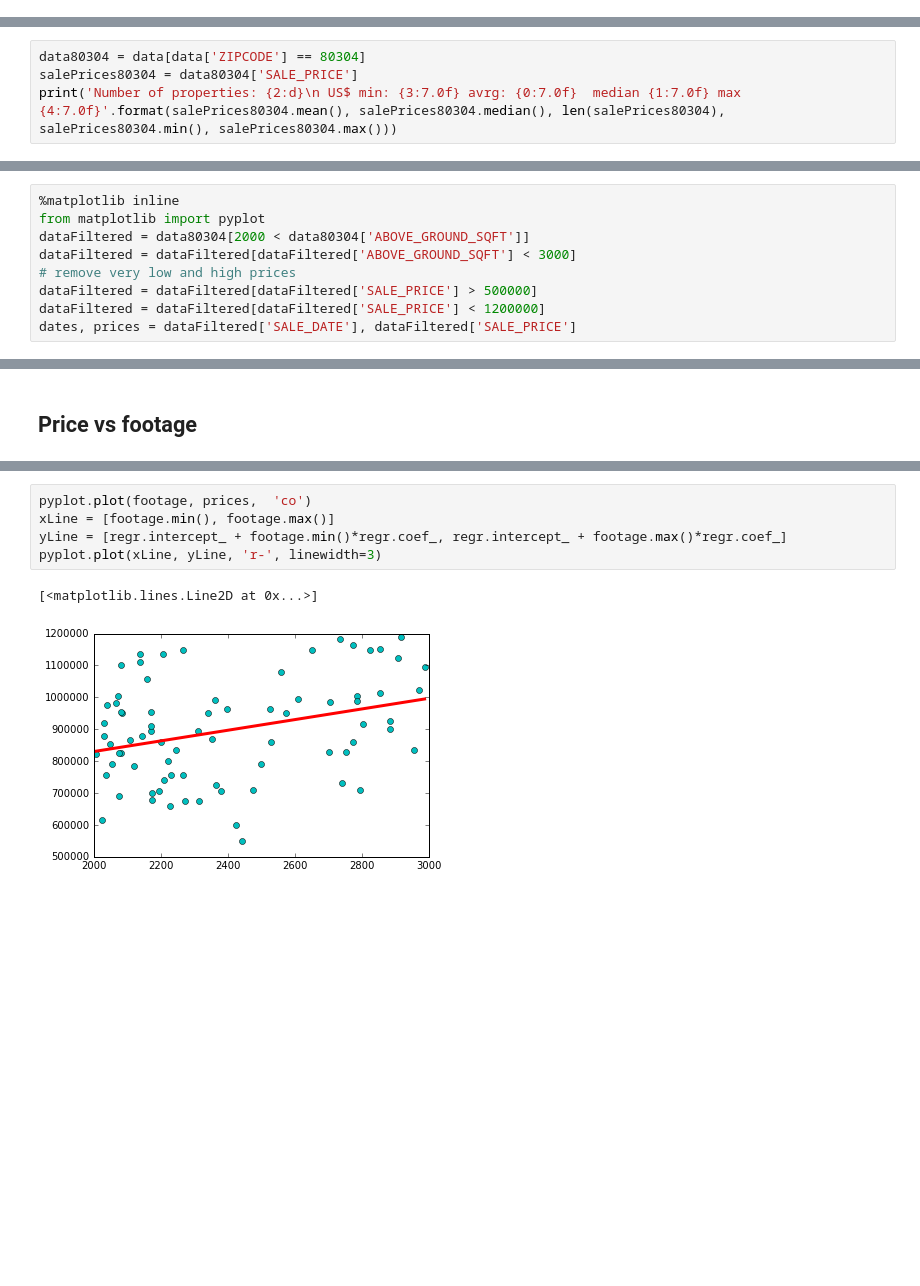
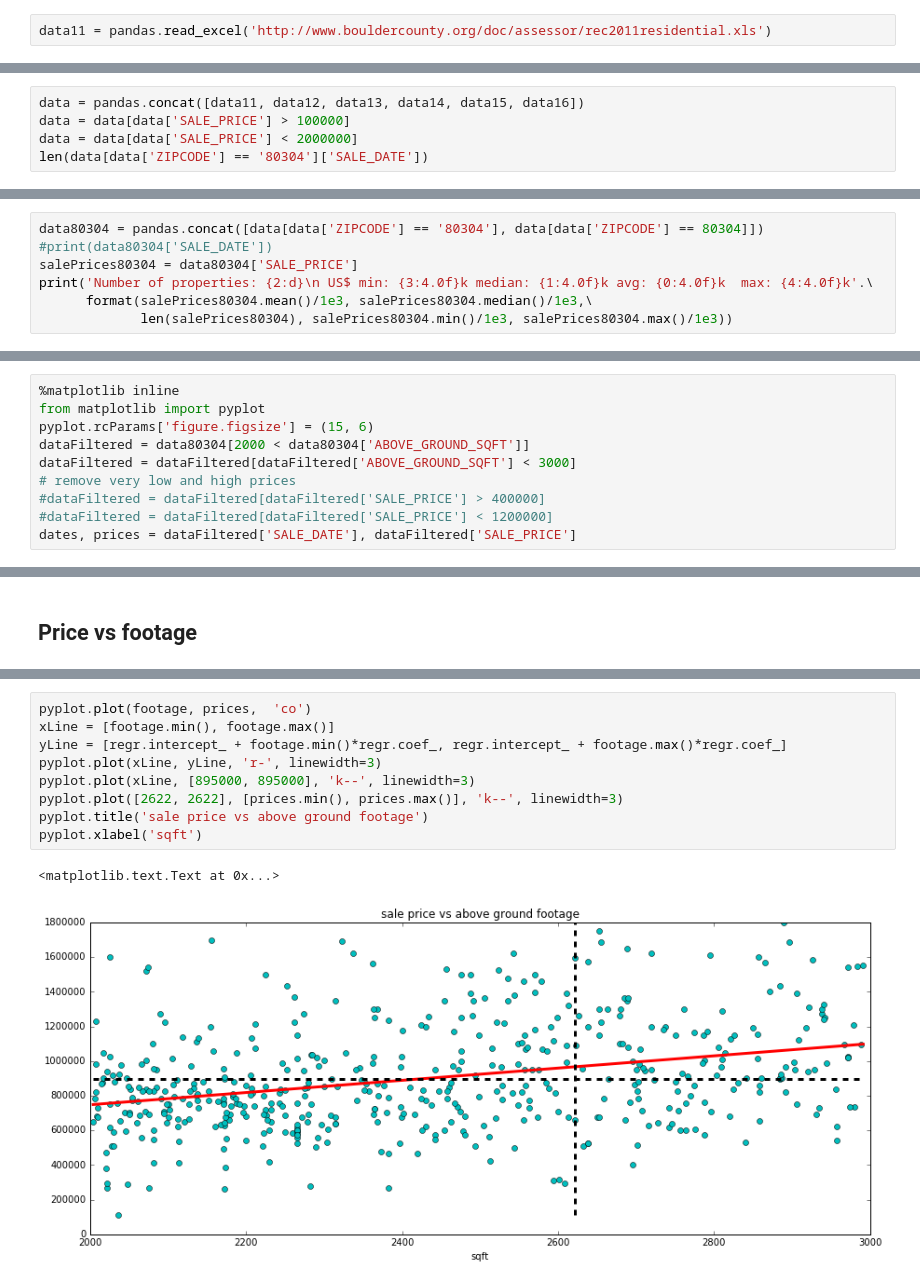
Before and after one commit to pletzer/jupyterMoons, a Jupyter notebook: HousePrices.ipynb, the cells around one changed output, grey strips where cells are left out. Drawn from its saved outputs; the diff is of its cells as text; blank space fills up the shorter version.

```diff
--- a/HousePrices.ipynb
+++ b/HousePrices.ipynb
@@ -15,0 +14,2 @@ len(data['SALE_PRICE']), len(data15['SALE_PRICE']), len(data16['SALE_PRICE'])
+# %%
+data11 = pandas.read_excel('http://www.bouldercounty.org/doc/assessor/rec2011residential.xls')
@@ -15,0 +18,5 @@ len(data['SALE_PRICE']), len(data15['SALE_PRICE']), len(data16['SALE_PRICE'])
+# %%
+data = pandas.concat([data11, data12, data13, data14, data15, data16])
+data = data[data['SALE_PRICE'] > 100000]
+data = data[data['SALE_PRICE'] < 2000000]
+len(data[data['ZIPCODE'] == '80304']['SALE_DATE'])
@@ -22,7 +39,10 @@ Number of properties: 7790
 # %% [markdown]
 ## Statistics for ZIP 80304
 # %%
-data80304 = data[data['ZIPCODE'] == 80304]
+data80304 = pandas.concat([data[data['ZIPCODE'] == '80304'], data[data['ZIPCODE'] == 80304]])
+#print(data80304['SALE_DATE'])
 salePrices80304 = data80304['SALE_PRICE']
-print('Number of properties: {2:d}\n US$ min: {3:7.0f} avrg: {0:7.0f}  median {1:7.0f} max {4:7.0f}'.format(salePrices80304.mean(), salePrices80304.median(), len(salePrices80304), salePrices80304.min(), salePrices80304.max()))
+print('Number of properties: {2:d}\n US$ min: {3:4.0f}k median: {1:4.0f}k avg: {0:4.0f}k  max: {4:4.0f}k'.\
+      format(salePrices80304.mean()/1e3, salePrices80304.median()/1e3,\
+             len(salePrices80304), salePrices80304.min()/1e3, salePrices80304.max()/1e3))
 # %% [output]
@@ -33,10 +53,11 @@ Number of properties: 678
 # %%
 %matplotlib inline
 from matplotlib import pyplot
+pyplot.rcParams['figure.figsize'] = (15, 6)
 dataFiltered = data80304[2000 < data80304['ABOVE_GROUND_SQFT']]
 dataFiltered = dataFiltered[dataFiltered['ABOVE_GROUND_SQFT'] < 3000]
 # remove very low and high prices
-dataFiltered = dataFiltered[dataFiltered['SALE_PRICE'] > 500000]
-dataFiltered = dataFiltered[dataFiltered['SALE_PRICE'] < 1200000]
+#dataFiltered = dataFiltered[dataFiltered['SALE_PRICE'] > 400000]
+#dataFiltered = dataFiltered[dataFiltered['SALE_PRICE'] < 1200000]
 dates, prices = dataFiltered['SALE_DATE'], dataFiltered['SALE_PRICE']
 # %%
@@ -74,8 +106,12 @@ print(regr.coef_, regr.intercept_)
 # %%
 pyplot.plot(footage, prices,  'co')
 xLine = [footage.min(), footage.max()]
 yLine = [regr.intercept_ + footage.min()*regr.coef_, regr.intercept_ + footage.max()*regr.coef_]
 pyplot.plot(xLine, yLine, 'r-', linewidth=3)
+pyplot.plot(xLine, [895000, 895000], 'k--', linewidth=3)
+pyplot.plot([2622, 2622], [prices.min(), prices.max()], 'k--', linewidth=3)
+pyplot.title('sale price vs above ground footage')
+pyplot.xlabel('sqft')
 # %% [output]
-[<matplotlib.lines.Line2D at 0x...>]
+<matplotlib.text.Text at 0x...>
-[figure, old version]
+[figure, new version]
```
Also changed, not shown: parts of 21 cells of this notebook.
